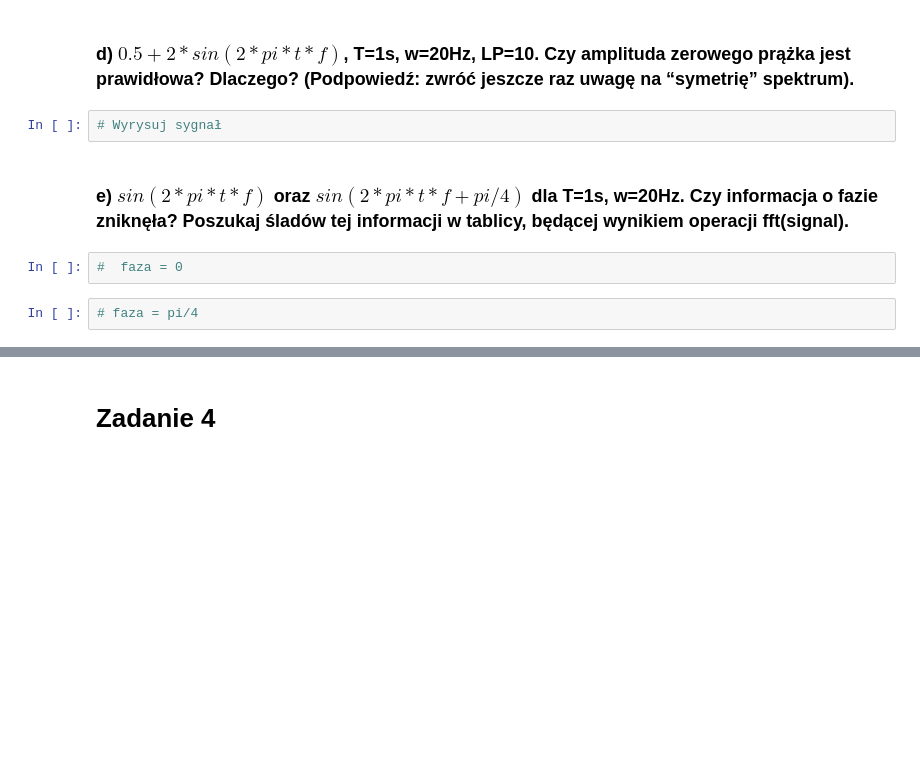
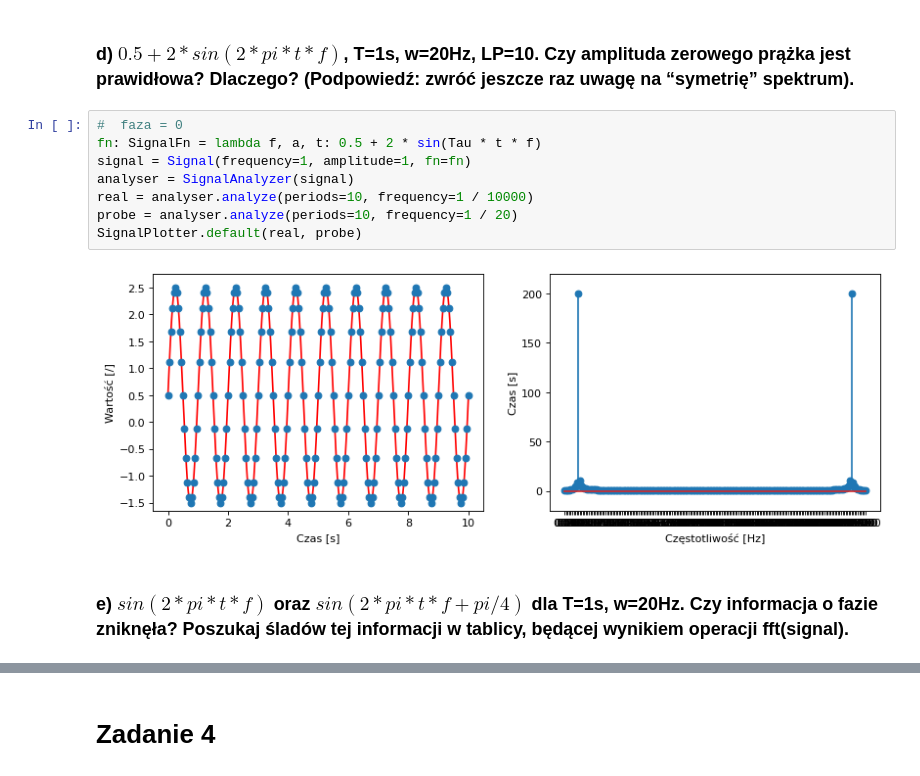
Before and after one commit to Mimikkk/__kck-2021, a Jupyter notebook: lab-6-signal-manipulation/signal-detection.ipynb, the cells around one changed output, grey strips where cells are left out. Drawn from its saved outputs; the diff is of its cells as text; blank space fills up the shorter version.

```diff
--- a/lab-6-sound-manipulation/sound-detection.ipynb
+++ b/lab-6-signal-manipulation/signal-detection.ipynb
@@ -309,10 +321,14 @@ SignalPlotter.default(real, probe)
 # %% [markdown]
 ### d) $0.5 + 2*sin(2*pi*t*f)$, T=1s, w=20Hz, LP=10. Czy amplituda zerowego prążka jest prawidłowa? Dlaczego? (Podpowiedź: zwróć jeszcze raz uwagę na “symetrię” spektrum).
-# %%
-# Wyrysuj sygnał
+# %%
+#  faza = 0
+fn: SignalFn = lambda f, a, t: 0.5 + 2 * sin(Tau * t * f)
+signal = Signal(frequency=1, amplitude=1, fn=fn)
+analyser = SignalAnalyzer(signal)
+real = analyser.analyze(periods=10, frequency=1 / 10000)
+probe = analyser.analyze(periods=10, frequency=1 / 20)
+SignalPlotter.default(real, probe)
+# %% [output]
+[figure, added]
 # %% [markdown]
 ### e) $sin(2*pi*t*f)$ oraz $sin(2*pi*t*f + pi/4)$ dla T=1s, w=20Hz. Czy informacja o fazie zniknęła? Poszukaj śladów tej informacji w tablicy, będącej wynikiem operacji fft(signal).
-# %%
-#  faza = 0
-# %%
-# faza = pi/4
```
Also changed, not shown: parts of 8 cells of this notebook, 1 other file.
